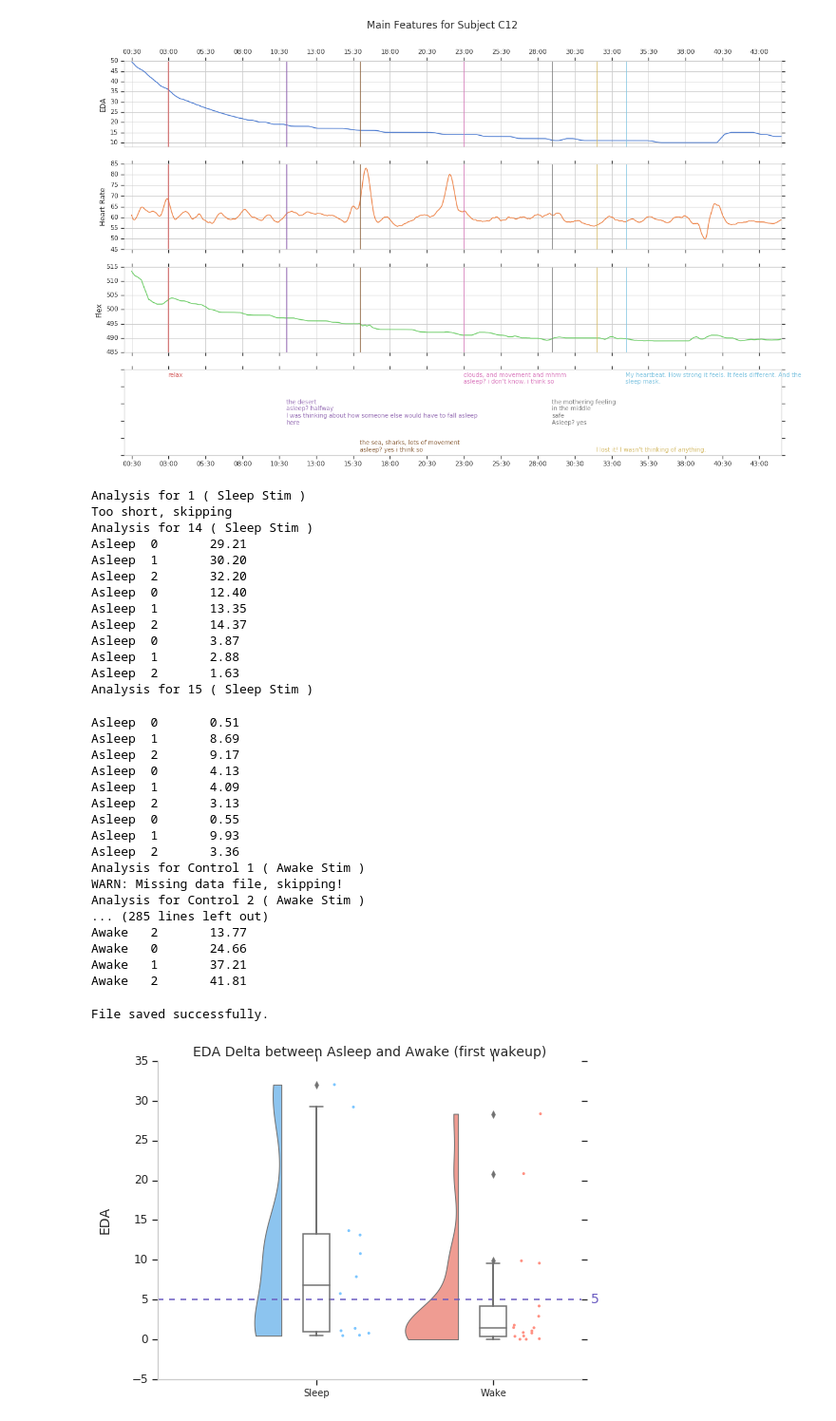
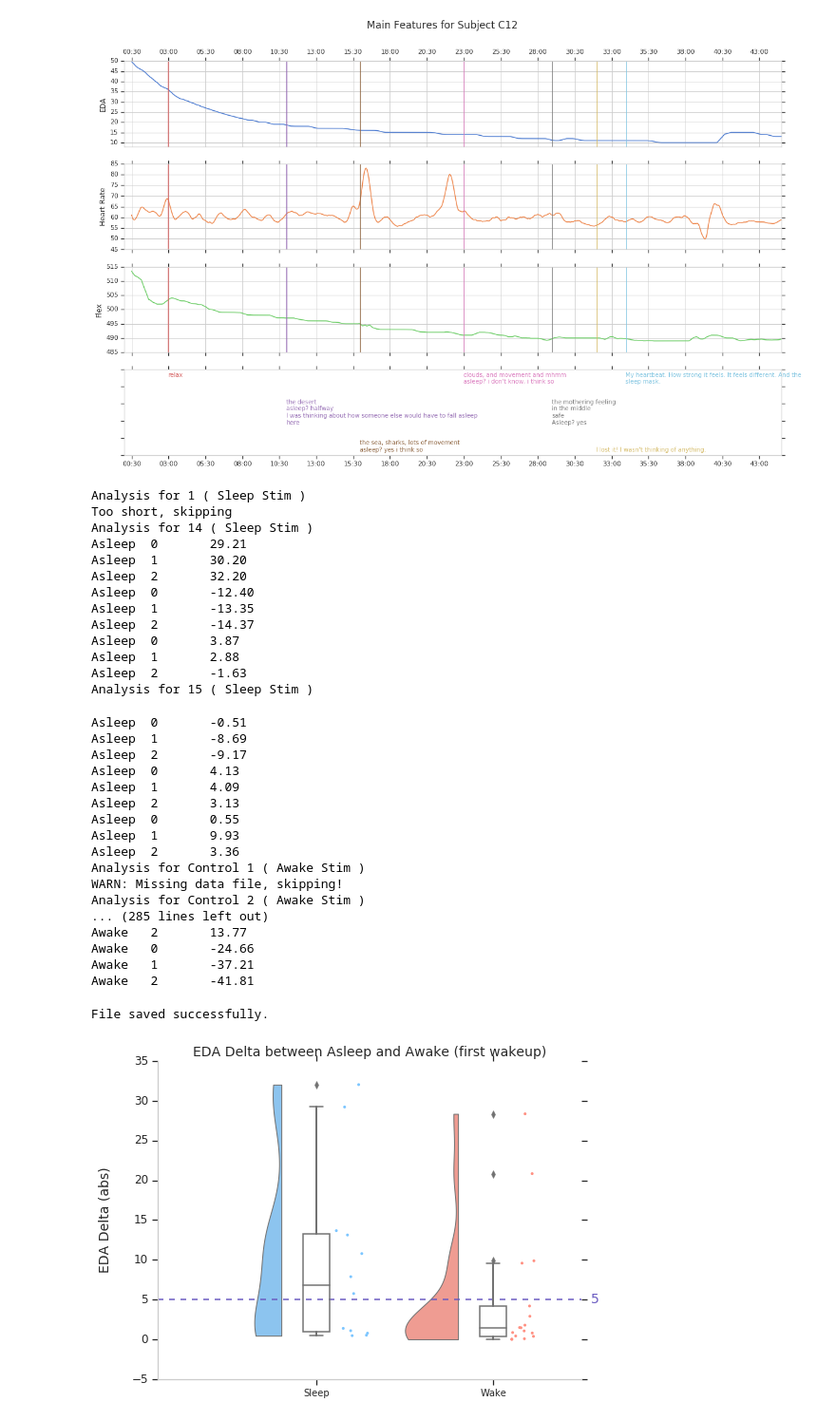
Before and after one commit to eyalperry88/openSleep, a Jupyter notebook: data_analysis/analyze.ipynb, the cells around one changed output. Shown at 95% size. Saved outputs shown, nothing was run; the diff lists cells and outputs as text; code cells hidden in the pictures.

```diff
--- a/data_analysis/analyze.ipynb
+++ b/data_analysis/analyze.ipynb
@@ -461,7 +461,8 @@ for index, row in continuous.iterrows():
         wakeup_sec, wakeup_report = wakeups[i]
 
         wakeup_average = np.mean(features[wakeup_sec - offset - 10:wakeup_sec - offset + 10, 2])
-        delta = abs(calibration_average - wakeup_average) * 64
+        delta = (calibration_average - wakeup_average) * 64
+
         if row['Category'].startswith('Awake'):
             eda_deltas_awake[i].append(delta)
             print("Awake\t%d\t%.2f" % (i, delta))
@@ -475,7 +476,7 @@ for index, row in continuous.iterrows():
 
         wakeup_average = np.mean(features[wakeup_sec - offset - 10:wakeup_sec - offset + 10, 0])
 
-        delta = abs(calibration_average - wakeup_average) * 320
+        delta = (calibration_average - wakeup_average) * 320
 
         if row['Category'].startswith('Awake'):
             flex_deltas_awake[i].append(delta)
@@ -490,7 +491,7 @@ for index, row in continuous.iterrows():
 
         wakeup_average = np.mean(features[wakeup_sec - offset - 10:wakeup_sec - offset + 10, 3])
 
-        delta = abs(calibration_average - wakeup_average) * 60
+        delta = (calibration_average - wakeup_average) * 60
 
         if row['Category'].startswith('Awake'):
             hr_deltas_awake[i].append(delta)
@@ -505,16 +506,16 @@ Analysis for 14 ( Sleep Stim )
 Asleep  0       29.21
 Asleep  1       30.20
 Asleep  2       32.20
-Asleep  0       12.40
-Asleep  1       13.35
-Asleep  2       14.37
+Asleep  0       -12.40
+Asleep  1       -13.35
+Asleep  2       -14.37
 Asleep  0       3.87
 Asleep  1       2.88
-Asleep  2       1.63
+Asleep  2       -1.63
 Analysis for 15 ( Sleep Stim )
-Asleep  0       0.51
-Asleep  1       8.69
-Asleep  2       9.17
+Asleep  0       -0.51
+Asleep  1       -8.69
+Asleep  2       -9.17
 Asleep  0       4.13
 Asleep  1       4.09
 Asleep  2       3.13
@@ -526,9 +527,9 @@ WARN: Missing data file, skipping!
 Analysis for Control 2 ( Awake Stim )
 ... (285 lines left out)
 Awake   2       13.77
-Awake   0       24.66
-Awake   1       37.21
-Awake   2       41.81
+Awake   0       -24.66
+Awake   1       -37.21
+Awake   2       -41.81
 # %%
 def raincloud_plot(data, title = "", xlabel = "", ylabel = "", filename = None, width = 1, smooth = 0.37, percentile=80):
     # Step 0: define useful constants for x-axis labels and group colors
@@ -561,9 +562,12 @@ def raincloud_plot(data, title = "", xlabel = "", ylabel = "", filename = None,
     #plt.tight_layout() # use tight_layout to ensure all parts of the plot are included in the saved file
 
     # Step 3.5: draw percentile line
-    p = np.ceil(np.percentile(data[1], percentile))
-    plt.axhline(p, linestyle="dashed", color="#6A5BC1")
-    plt.text(1.55, p - 0.4, "%d" % p, fontsize="14", color="#6A5BC1")
+    if percentile:
+        p = np.ceil(np.percentile(data[1], percentile))
+        plt.axhline(p, linestyle="dashed", color="#6A5BC1")
+        plt.text(1.55, p - 0.4, "%d" % p, fontsize="14", color="#6A5BC1")
+    else:
+        plt.axhline(0, linestyle="dashed", color="#6A5BC1")
 
     # Step 4: saving
     if filename == None:
@@ -574,17 +578,17 @@ def raincloud_plot(data, title = "", xlabel = "", ylabel = "", filename = None,
 
     plt.show()
 # %%
-data_to_plot = [eda_deltas_asleep[0], eda_deltas_awake[0]] #, eda_deltas_awake[1], eda_deltas_asleep[1], eda_deltas_awake[2], eda_deltas_asleep[2]]
+data_to_plot = [np.abs(eda_deltas_asleep[0]), np.abs(eda_deltas_awake[0])] #, eda_deltas_awake[1], eda_deltas_asleep[1], eda_deltas_awake[2], eda_deltas_asleep[2]]
 raincloud_plot(
     data_to_plot,
     title = "EDA Delta between Asleep and Awake (first wakeup)",
     xlabel = "",
-    ylabel = "EDA",
+    ylabel = "EDA Delta (abs)",
     filename = "abs_deltas_eda",
     width = 0.6,
     percentile=75
 )
 # %% [output]
 File saved successfully.
-[figure, old version]
+[figure, new version]
 # %%
```
Also changed, not shown: parts of 4 cells of this notebook, 3 other files.
